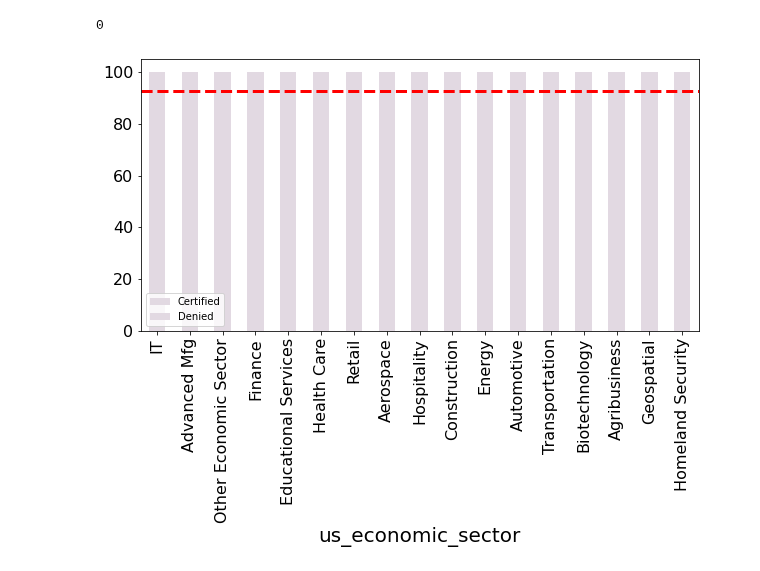
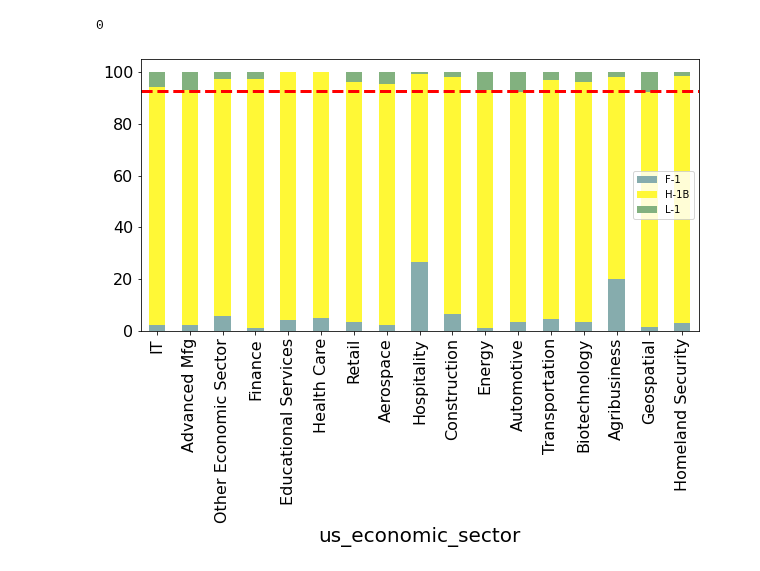
Before and after one commit to andy8001/python_visa, a Jupyter notebook: analysis/factorsInfluencingTheAcceptanceOfApplications.ipynb, the cells around one changed output. Saved outputs shown, nothing was run; the diff lists cells and outputs as text; code cells hidden in the pictures.

```diff
--- a/analysis/factorsInfluencingTheAcceptanceOfApplications.ipynb
+++ b/analysis/factorsInfluencingTheAcceptanceOfApplications.ipynb
@@ -8,7 +8,7 @@ import pandas as pd
 import matplotlib.pyplot as plt
 import matplotlib.cm as cm
 
-plt.style.use('../own_style.mplstyle')
+#plt.style.use('../own_style.mplstyle')
 # %%
 # cleanup.generate_cleaned_df()
 # %%
@@ -345,13 +345,13 @@ def influence_on_acceptance_stacked_bar_chart_1(dataFrameToAnalyze = pd.DataFram
 
     #df_top_normalized_case_status[dataFrameToAnalyze[isInfluencedBy].unique()].plot.bar(stacked=True, figsize=(10,5))
     cmap = cm.get_cmap('twilight')
-    df_top_normalized_case_status[legend].plot.bar(stacked=True, figsize=(10,5), colormap=cmap)
+    df_top_normalized_case_status[legend].plot.bar(stacked=True, figsize=(10,5))
 
     plt.axhline(median_certified_normalized, color='r', linestyle='--')
 
     plt.show()
 # %%
 
-influence_on_acceptance_stacked_bar_chart_1(tempdf, "us_economic_sector", "case_status", 30, 6)
+influence_on_acceptance_stacked_bar_chart_1(tempdf, "us_economic_sector", "class_of_admission", 30, 3)
 # %% [output]
-[figure, old version]
+[figure, new version]
```
Also changed, not shown: parts of 1 cell of this notebook, 43 other files.
